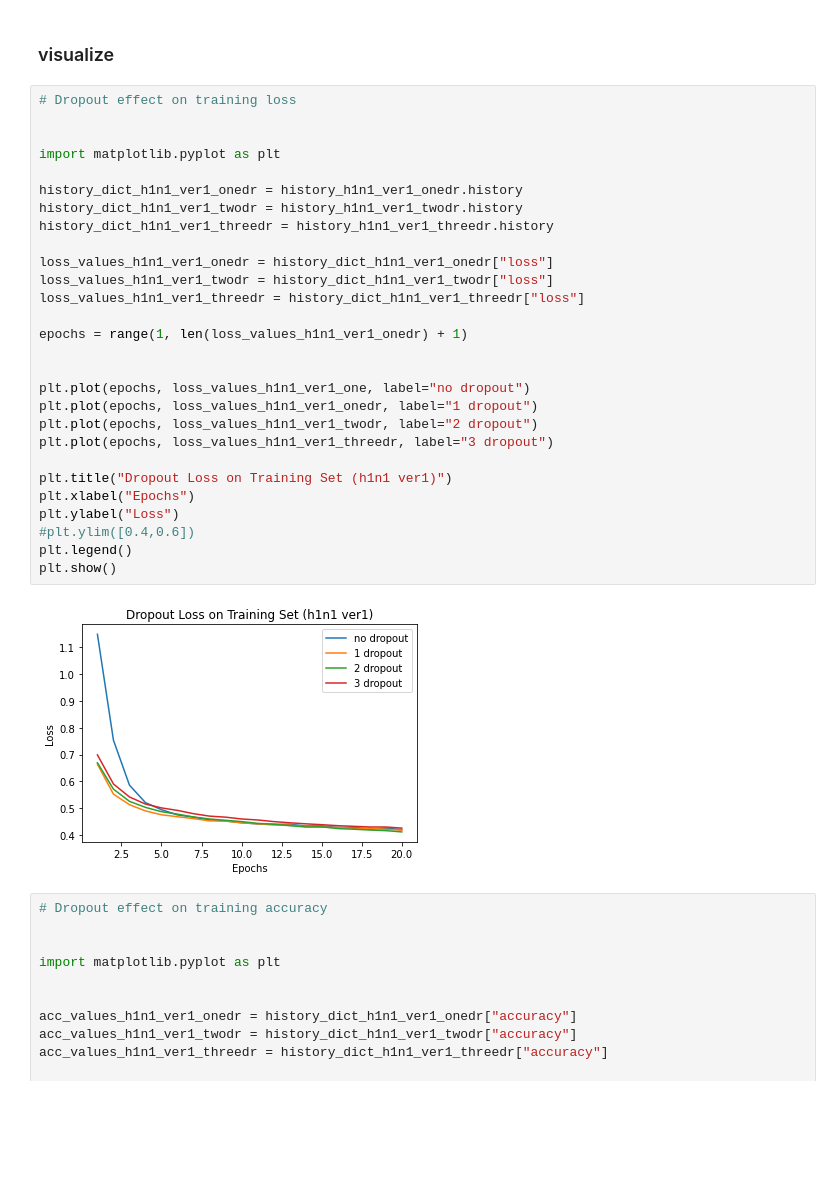
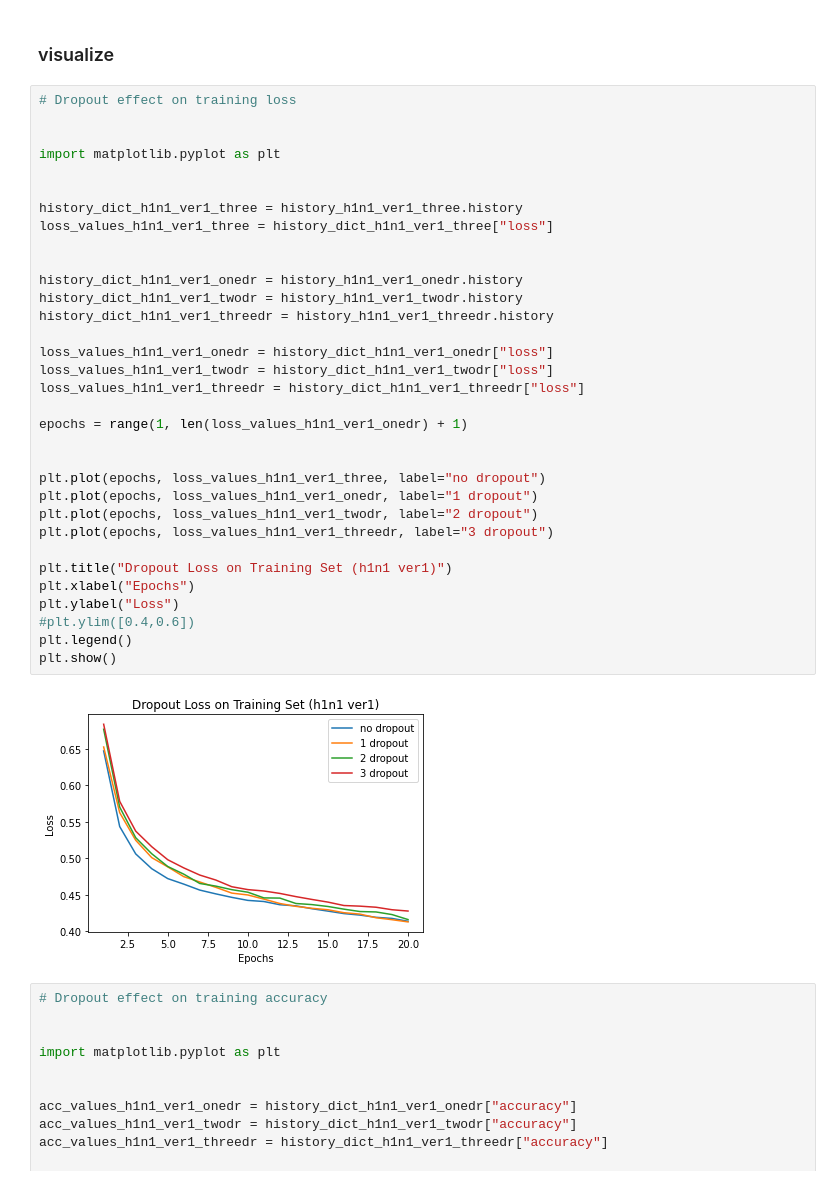
Before and after one commit to mjiii25/22-1_DL, a Jupyter notebook: team-project/modeling-dl.ipynb, the cells around one changed output. Saved outputs shown, nothing was run; the diff lists cells and outputs as text; blank space fills up the shorter version.

```diff
--- a/team-project/modeling-dl.ipynb
+++ b/team-project/modeling-dl.ipynb
@@ -1253,33 +1253,38 @@ Epoch 20/20
 # %%
 # Dropout effect on training loss
 
 
 import matplotlib.pyplot as plt
+
+
+history_dict_h1n1_ver1_three = history_h1n1_ver1_three.history
+loss_values_h1n1_ver1_three = history_dict_h1n1_ver1_three["loss"]
+
 
 history_dict_h1n1_ver1_onedr = history_h1n1_ver1_onedr.history
 history_dict_h1n1_ver1_twodr = history_h1n1_ver1_twodr.history
 history_dict_h1n1_ver1_threedr = history_h1n1_ver1_threedr.history
 
 loss_values_h1n1_ver1_onedr = history_dict_h1n1_ver1_onedr["loss"]
 loss_values_h1n1_ver1_twodr = history_dict_h1n1_ver1_twodr["loss"]
 loss_values_h1n1_ver1_threedr = history_dict_h1n1_ver1_threedr["loss"]
 
 epochs = range(1, len(loss_values_h1n1_ver1_onedr) + 1)
 
 
-plt.plot(epochs, loss_values_h1n1_ver1_one, label="no dropout")
+plt.plot(epochs, loss_values_h1n1_ver1_three, label="no dropout")
 plt.plot(epochs, loss_values_h1n1_ver1_onedr, label="1 dropout")
 plt.plot(epochs, loss_values_h1n1_ver1_twodr, label="2 dropout")
 plt.plot(epochs, loss_values_h1n1_ver1_threedr, label="3 dropout")
 
 plt.title("Dropout Loss on Training Set (h1n1 ver1)")
 plt.xlabel("Epochs")
 plt.ylabel("Loss")
 #plt.ylim([0.4,0.6])
 plt.legend()
 plt.show()
 # %% [output]
-[figure, old version]
+[figure, new version]
 # %%
 # Dropout effect on training accuracy
 
```
Also changed, not shown: parts of 43 cells of this notebook.
